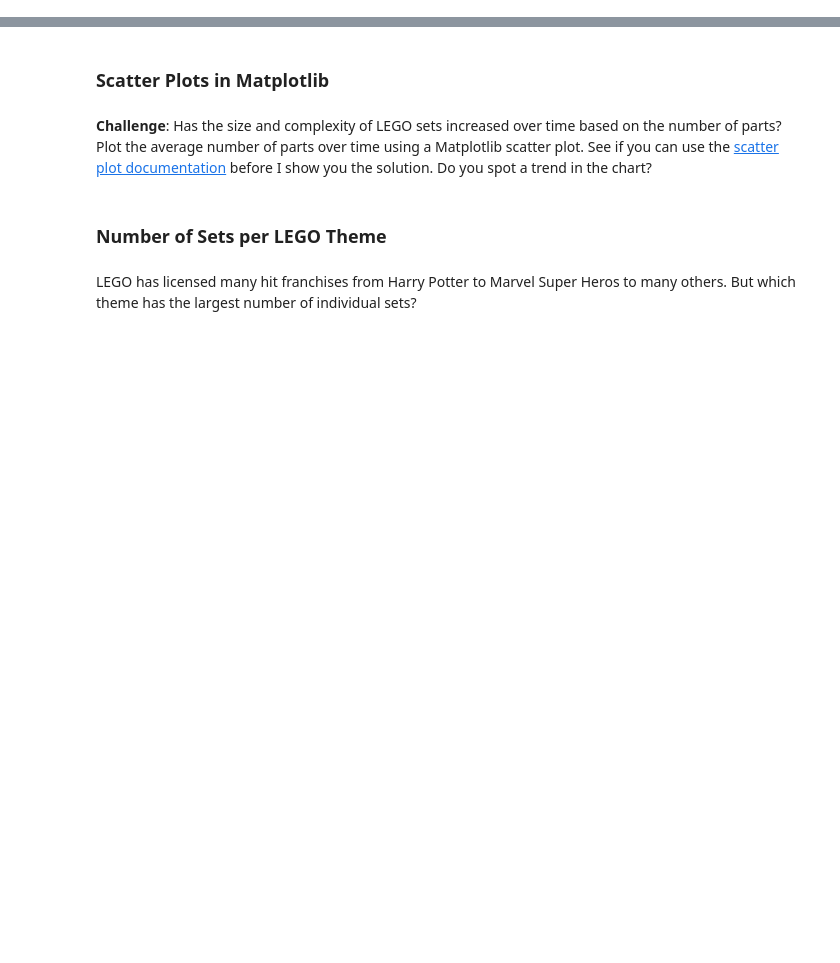
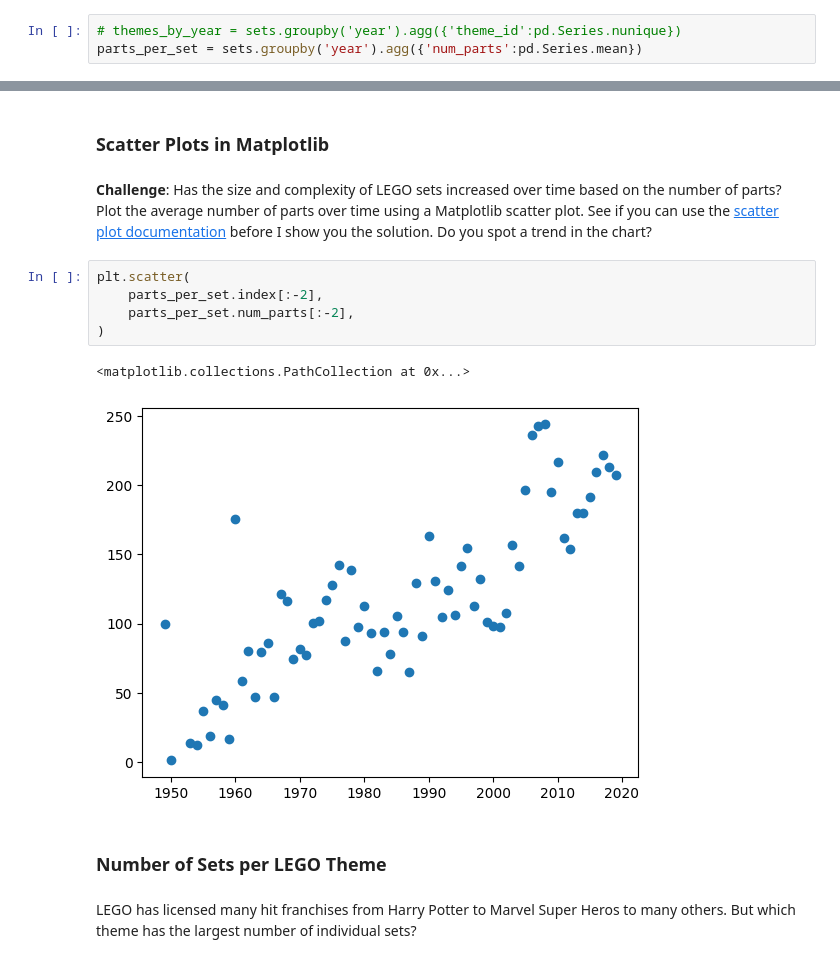
Before and after one commit to nipsalvin/Data-Science, a Jupyter notebook: LEGO Notebook and Data/Lego_Analysis_for_Course.ipynb, the cells around one changed output, grey strips where cells are left out. Drawn from its saved outputs; the diff is of its cells as text; blank space fills up the shorter version.

```diff
--- a/LEGO Notebook and Data/Lego_Analysis_for_Course.ipynb
+++ b/LEGO Notebook and Data/Lego_Analysis_for_Course.ipynb
@@ -267,2 +308,5 @@ plt.plot(
 # %% [markdown]
 **Challenge**: Use the <code>.groupby()</code> and <code>.agg()</code> function together to figure out the average number of parts per set. How many parts did the average LEGO set released in 1954 compared to say, 2017?
+# %%
+# themes_by_year = sets.groupby('year').agg({'theme_id':pd.Series.nunique})
+parts_per_set = sets.groupby('year').agg({'num_parts':pd.Series.mean})
@@ -270,6 +324,14 @@ plt.plot(
 ### Scatter Plots in Matplotlib
 # %% [markdown]
 **Challenge**: Has the size and complexity of LEGO sets increased over time based on the number of parts? Plot the average number of parts over time using a Matplotlib scatter plot. See if you can use the [scatter plot documentation](https://matplotlib.org/3.1.0/api/_as_gen/matplotlib.pyplot.scatter.html) before I show you the solution. Do you spot a trend in the chart?
+# %%
+plt.scatter(
+    parts_per_set.index[:-2],
+    parts_per_set.num_parts[:-2],
+)
+# %% [output]
+<matplotlib.collections.PathCollection at 0x...>
+[figure, added]
 # %% [markdown]
 ### Number of Sets per LEGO Theme
 # %% [markdown]
```
Also changed, not shown: parts of 10 cells of this notebook.
